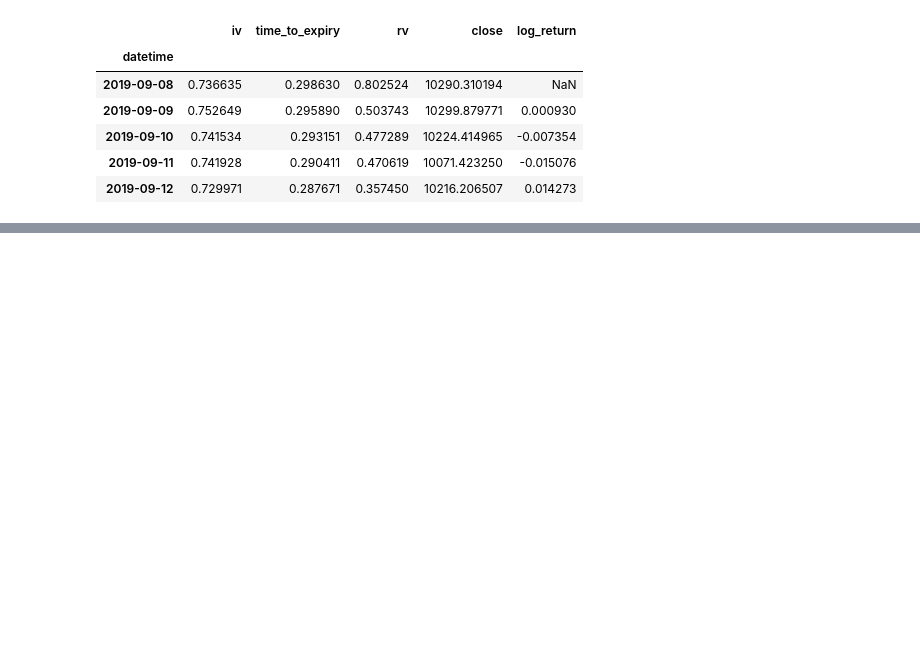
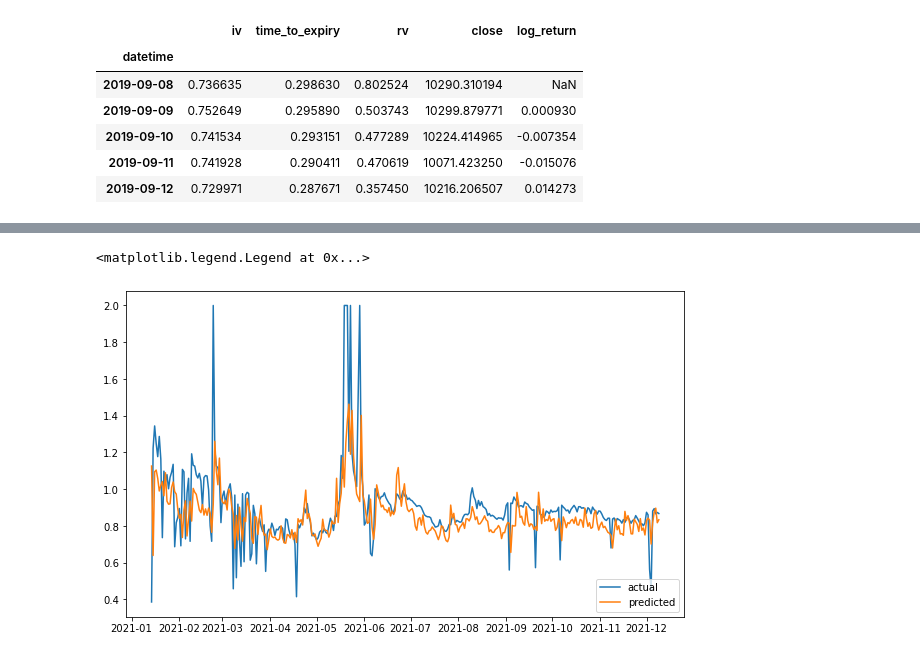
Before and after one commit to wenwkich/vol-study, a Jupyter notebook: bitcoin_iv_rv_regression.ipynb, the cells around one changed output, grey strips where cells are left out. Cells and saved outputs as stored; diff of their text form; code cells hidden in the pictures; blank space fills up the shorter version.

```diff
--- a/bitcoin_iv_rv_regression.ipynb
+++ b/bitcoin_iv_rv_regression.ipynb
@@ -61,0 +72,8 @@ log_return    0.681294  0.383800    1.000000
+# %%
+plt.figure(figsize=(10,6))
+plt.plot(df_iv_rv_test['iv'], label='actual')
+plt.plot(rolling_predictions['iv'], label='predicted')
+plt.legend(loc='lower right')
+# %% [output]
+<matplotlib.legend.Legend at 0x...>
+[figure, added]
```
Also changed, not shown: parts of 12 cells of this notebook, 9 other files.
